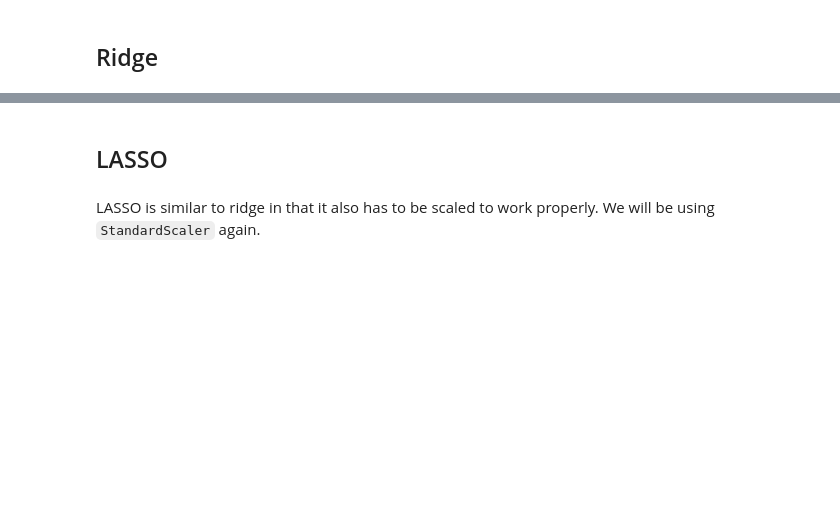
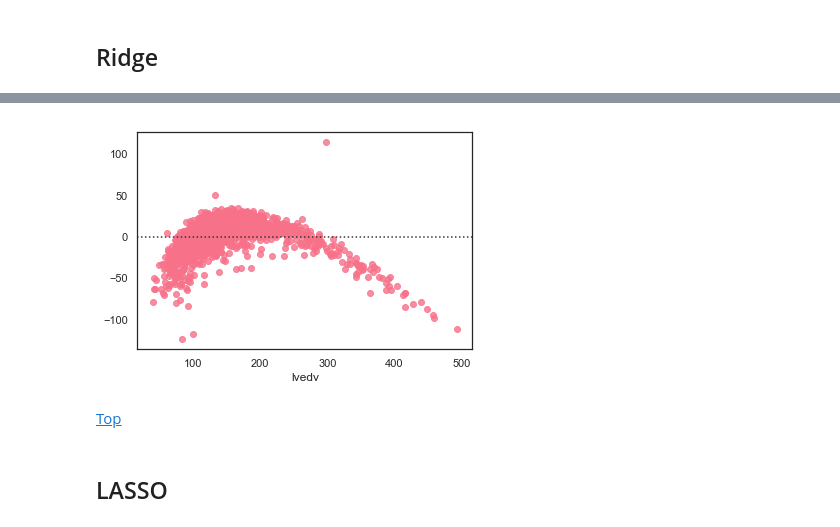
Before and after one commit to a-bergman/DSI-Capstone, a Jupyter notebook: Code/Modeling And Evaluation.ipynb, the cells around one changed output, grey strips where cells are left out. Saved outputs shown, nothing was run; the diff lists cells and outputs as text; code cells hidden in the pictures; blank space fills up the shorter version.

```diff
--- a/Code/Modeling And Evaluation.ipynb
+++ b/Code/Modeling And Evaluation.ipynb
@@ -295,4 +451,8 @@ model_evaluation_nor2adj(y_test_eng, y_pred_eng)
+# %%
+sns.residplot(y_test_eng, ridge_2_preds);
+# %% [output]
+[figure, added]
+# %% [markdown]
+[Top](#Table-Of-Contents)
 # %% [markdown]
 ## LASSO
-# %% [markdown]
-LASSO is similar to ridge in that it also has to be scaled to work properly.  We will be using `StandardScaler` again.
```
Also changed, not shown: parts of 81 cells of this notebook.
